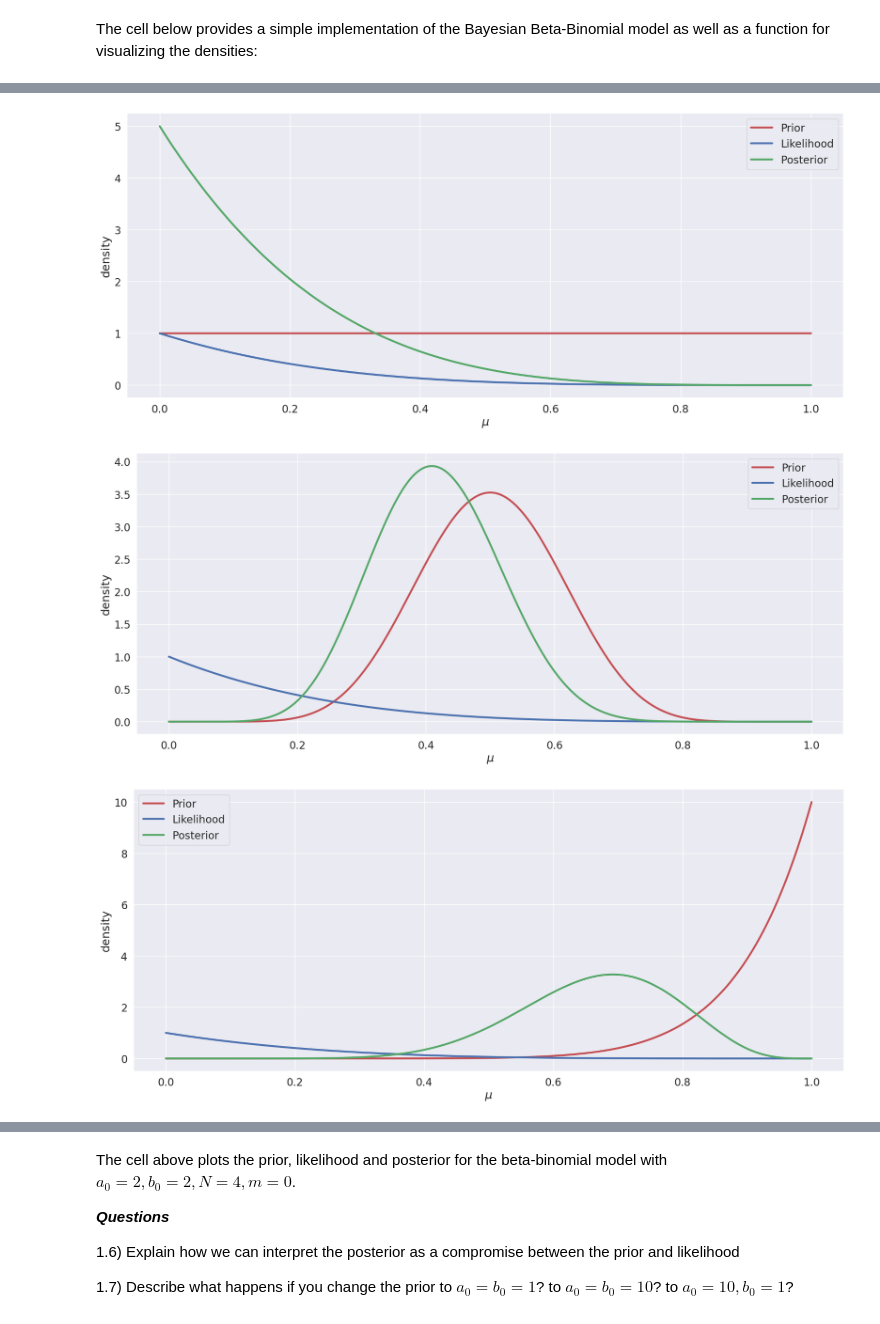
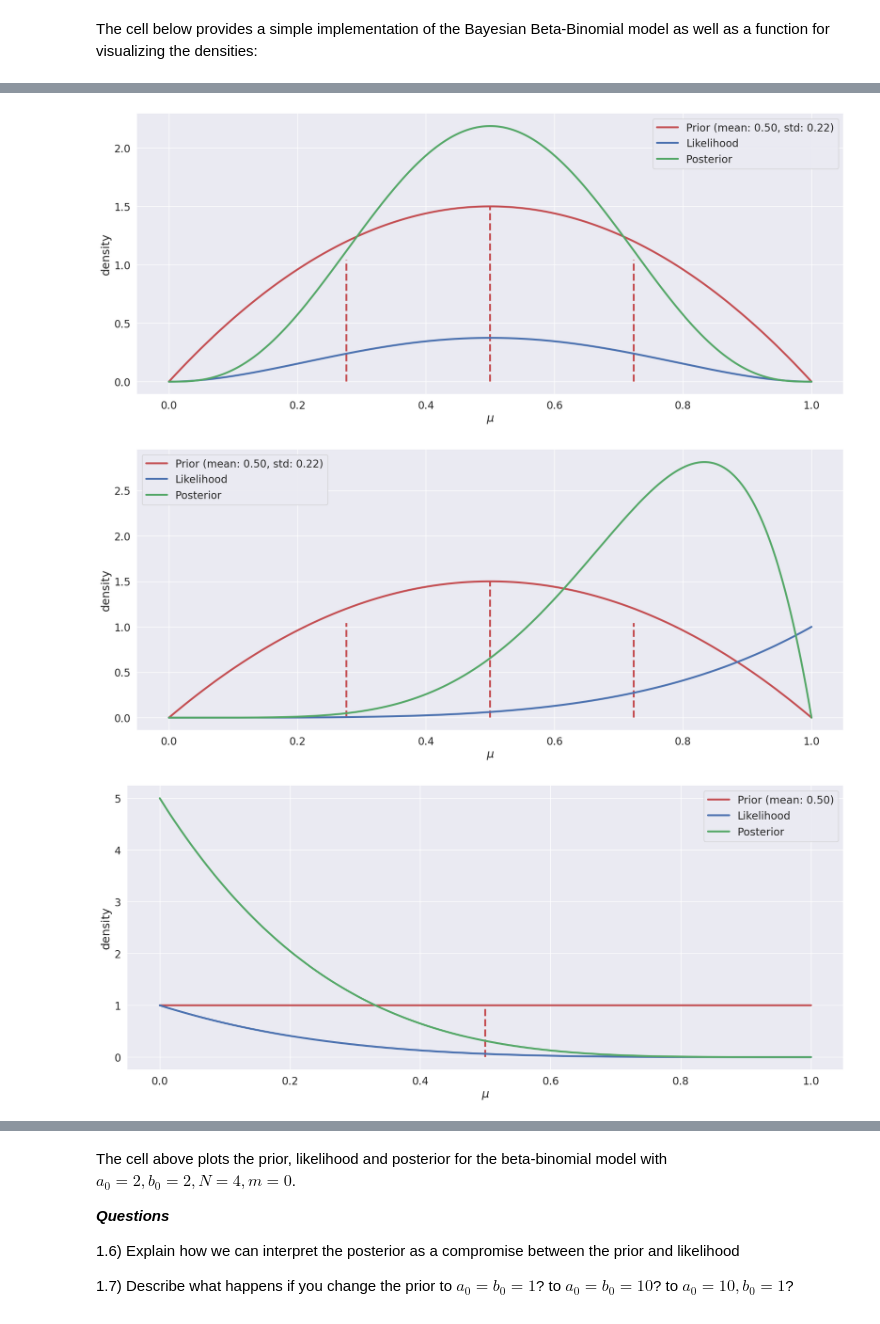
Before and after one commit to wdmdev/02477-bayesian-ml, a Jupyter notebook: week1/Exercise1.ipynb, the cells around one changed output, grey strips where cells are left out. Drawn from its saved outputs; the diff is of its cells as text; code cells hidden in the pictures.

```diff
--- a/week1/Exercise1.ipynb
+++ b/week1/Exercise1.ipynb
@@ -192,6 +192,9 @@ class BetaBinomialModel(object):
         self.a = self.a0 + self.m
         self.b = self.b0 + self.N - self.m
         return self
+
+    def compute_prior_mean(self):
+        return self.a0/(self.a0+self.b0)
 
     def compute_mean(self):
         return self.a/(self.a + self.b)
@@ -219,8 +222,20 @@ def visualize(model, posterior=True, likelihood=False, prior=False, color='g', l
         fig, ax = plt.subplots(1, 1, figsize=(20, 8))
 
     if prior:
+        prior_mean = model.compute_prior_mean()
+        prior_mean_pdf = beta.pdf(prior_mean, model.a0, model.b0)
         prior_pdf = beta.pdf(mu_values, model.a0, model.b0)
-        ax.plot(mu_values, prior_pdf, 'r', label='Prior')
+        ax.vlines([prior_mean], ymin=0, ymax=prior_mean_pdf, color='r', linestyle='--')
+
+        if (model.a0 != 1 or model.b0 != 1):
+            prior_std = np.sqrt((model.a0*model.b0)/((model.a0+model.b0)**2 * (model.a0 + model.b0 + 1)))
+            prior_std_pdf = beta.pdf(prior_std, model.a0, model.b0)
+            ax.plot(mu_values, prior_pdf, 'r', label=f'Prior (mean: {prior_mean:.2f}, std: {prior_std:.2f})')
+            ax.vlines([prior_mean-prior_std], ymin=0, ymax=prior_std_pdf, color='r', linestyle='--')
+            ax.vlines([prior_mean+prior_std], ymin=0, ymax=prior_std_pdf, color='r', linestyle='--')
+        else:
+            ax.plot(mu_values, prior_pdf, 'r', label=f'Prior (mean: {prior_mean:.2f})')
+
 
     if likelihood:
         likelihood = binom.pmf(model.m, n=model.N, p=mu_values)
@@ -244,14 +259,20 @@ def visualize(model, posterior=True, likelihood=False, prior=False, color='g', l
 
 # create model instance and visualize
 model = BetaBinomialModel(a0=2, b0=2, N=4, m=0)
-visualize(model, posterior=True, likelihood=True, prior=True);
+visualize(model, posterior=True, likelihood=True, prior=True)
+
+model = BetaBinomialModel(a0=2, b0=2, N=4, m=2)
+visualize(model, posterior=True, likelihood=True, prior=True)
+
+model = BetaBinomialModel(a0=2, b0=2, N=4, m=4)
+visualize(model, posterior=True, likelihood=True, prior=True)
 
 model = BetaBinomialModel(a0=1, b0=1, N=4, m=0)
-visualize(model, posterior=True, likelihood=True, prior=True);
+visualize(model, posterior=True, likelihood=True, prior=True)
 
 model = BetaBinomialModel(a0=10, b0=10, N=4, m=0)
-visualize(model, posterior=True, likelihood=True, prior=True);
+visualize(model, posterior=True, likelihood=True, prior=True)
 
 model = BetaBinomialModel(a0=10, b0=1, N=4, m=0)
-visualize(model, posterior=True, likelihood=True, prior=True);
+visualize(model, posterior=True, likelihood=True, prior=True)
 # %% [output]
@@ -259,3 +280,3 @@ visualize(model, posterior=True, likelihood=True, prior=True);
-[figure, old version]
+[figure, new version]
-[figure, old version]
+[figure, new version]
-[figure, old version]
+[figure, new version]
```
Also changed, not shown: parts of 4 cells of this notebook.
